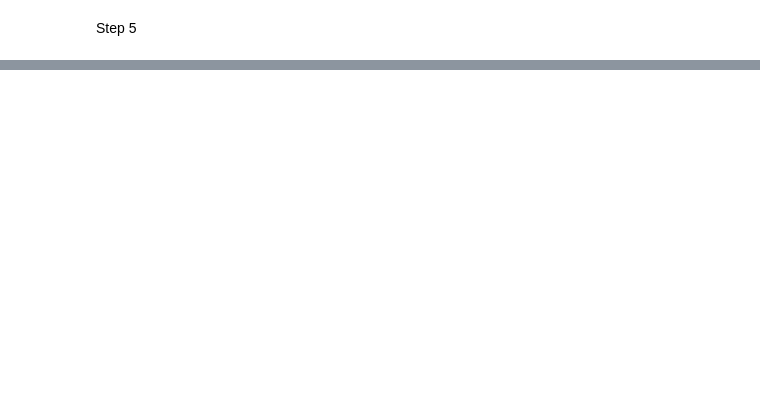
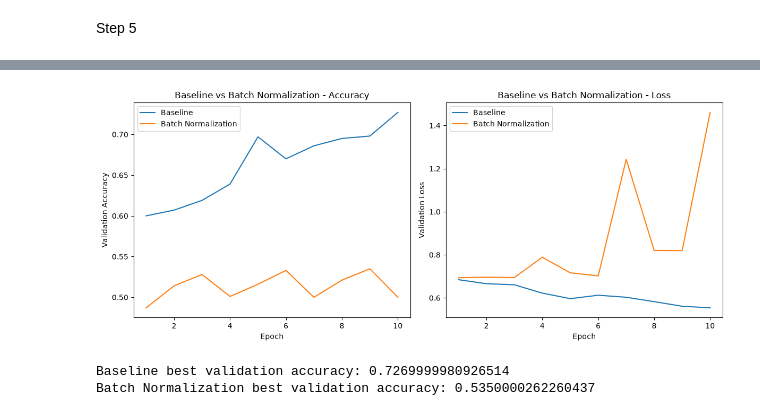
Before and after one commit to MaelysCC/projetIA, a Jupyter notebook: data.ipynb, the cells around one changed output, grey strips where cells are left out. Saved outputs shown, nothing was run; the diff lists cells and outputs as text; code cells hidden in the pictures; blank space fills up the shorter version.

```diff
--- a/data.ipynb
+++ b/data.ipynb
@@ -327,0 +611,7 @@ NameError: name 'plt' is not defined
+# %%
+
+history_bn = batchnorm_model.fit(
+    train_generator,
+    epochs=10,
+    validation_data=validation_generator
+)
@@ -327,0 +639,39 @@ NameError: name 'plt' is not defined
+# %%
+# Compare the baseline CNN with Batch Normalization
+import matplotlib.pyplot as plt
+
+epochs = range(1, len(history.history["accuracy"]) + 1)
+
+plt.figure(figsize=(12, 5))
+
+# Validation accuracy
+plt.subplot(1, 2, 1)
+plt.plot(epochs, history.history["val_accuracy"], label="Baseline")
+plt.plot(epochs, history_bn.history["val_accuracy"], label="Batch Normalization")
+plt.xlabel("Epoch")
+plt.ylabel("Validation Accuracy")
+plt.title("Baseline vs Batch Normalization - Accuracy")
+plt.legend()
+
+# Validation loss
+plt.subplot(1, 2, 2)
+plt.plot(epochs, history.history["val_loss"], label="Baseline")
+plt.plot(epochs, history_bn.history["val_loss"], label="Batch Normalization")
+plt.xlabel("Epoch")
+plt.ylabel("Validation Loss")
+plt.title("Baseline vs Batch Normalization - Loss")
+plt.legend()
+
+plt.tight_layout()
+plt.show()
+
+# Compare best validation accuracies
+print("Baseline best validation accuracy:",
+      max(history.history["val_accuracy"]))
+
+print("Batch Normalization best validation accuracy:",
+      max(history_bn.history["val_accuracy"]))
+# %% [output]
+[figure, added]
+Baseline best validation accuracy: 0.7269999980926514
+Batch Normalization best validation accuracy: 0.5350000262260437
```
Also changed, not shown: parts of 17 cells of this notebook, 1 other file.
